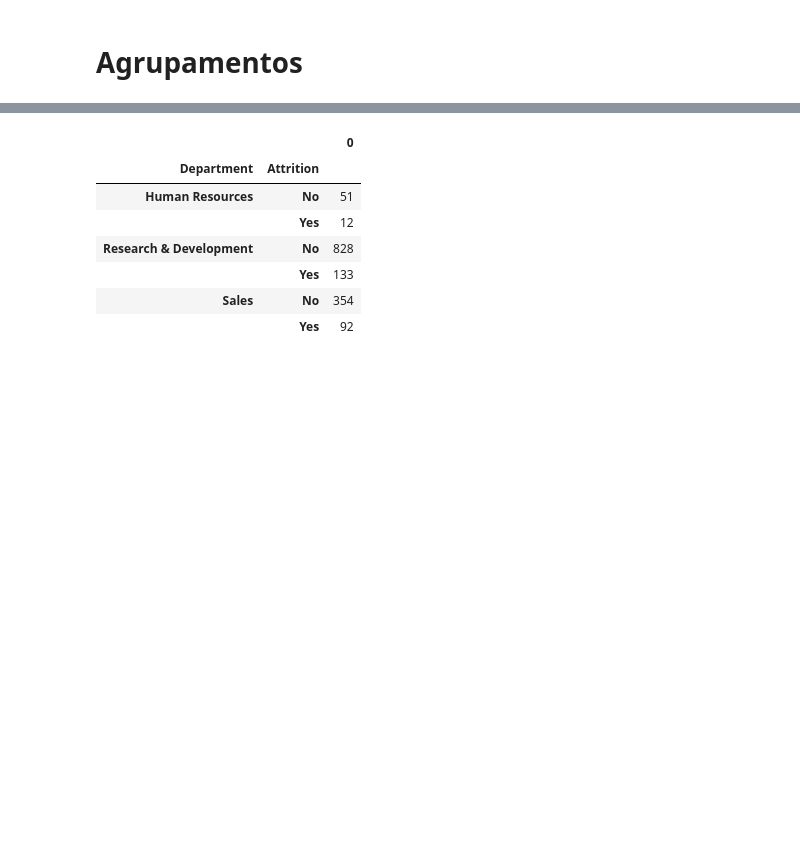
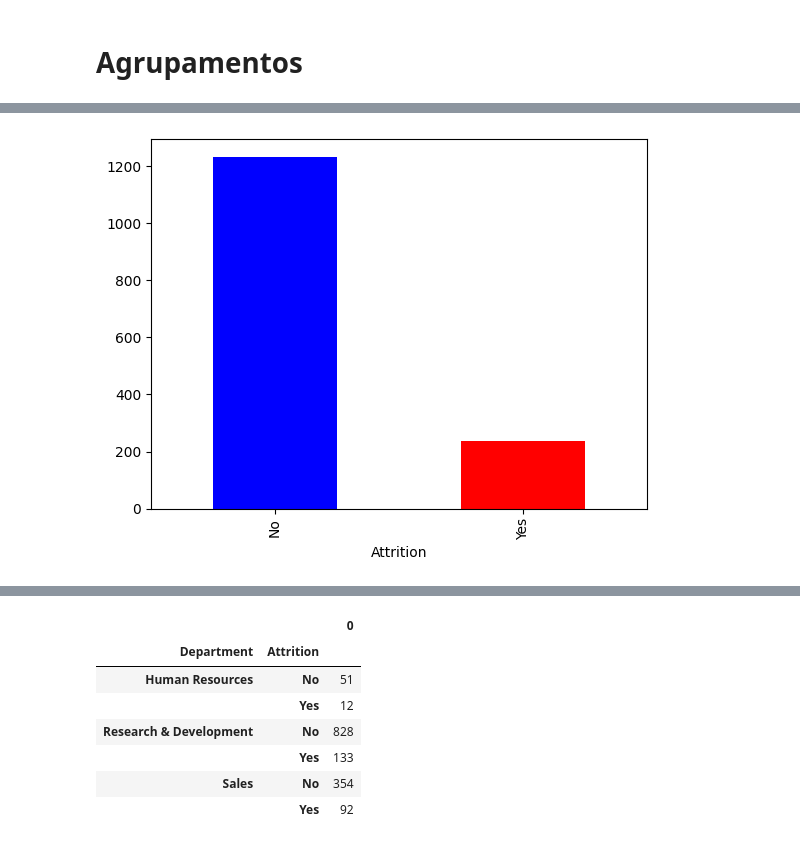
Before and after one commit to stephanyresque/projeto-IBM, a Jupyter notebook: projeto_IBM.ipynb, the cells around one changed output, grey strips where cells are left out. Drawn from its saved outputs; the diff is of its cells as text; code cells hidden in the pictures; blank space fills up the shorter version.

```diff
--- a/projeto_IBM.ipynb
+++ b/projeto_IBM.ipynb
@@ -548,0 +748,4 @@ with pd.option_context('display.max_columns', 35):
+# %%
+df['Attrition'].value_counts().plot(kind = 'bar', color = ['blue', 'red']);
+# %% [output]
+[figure, added]
```
Also changed, not shown: parts of 29 cells of this notebook.
